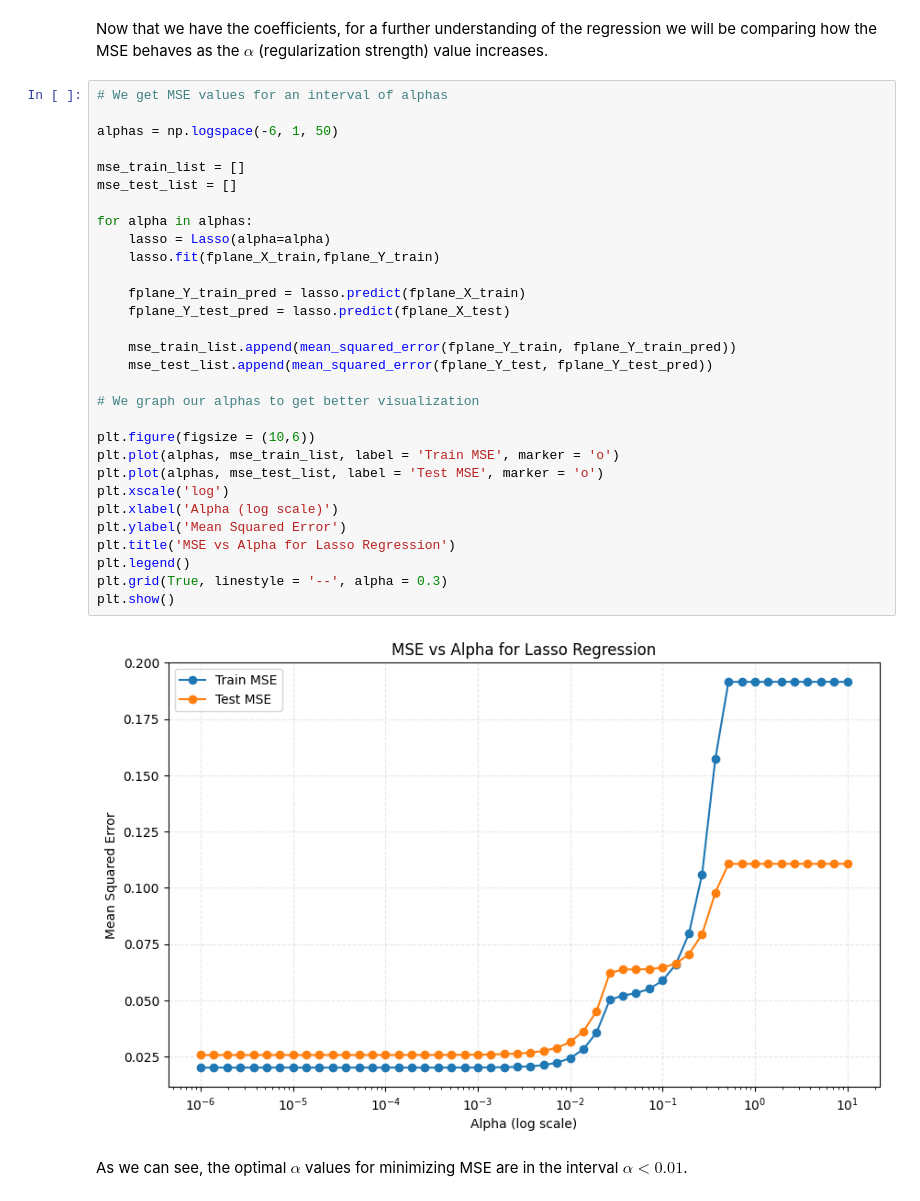
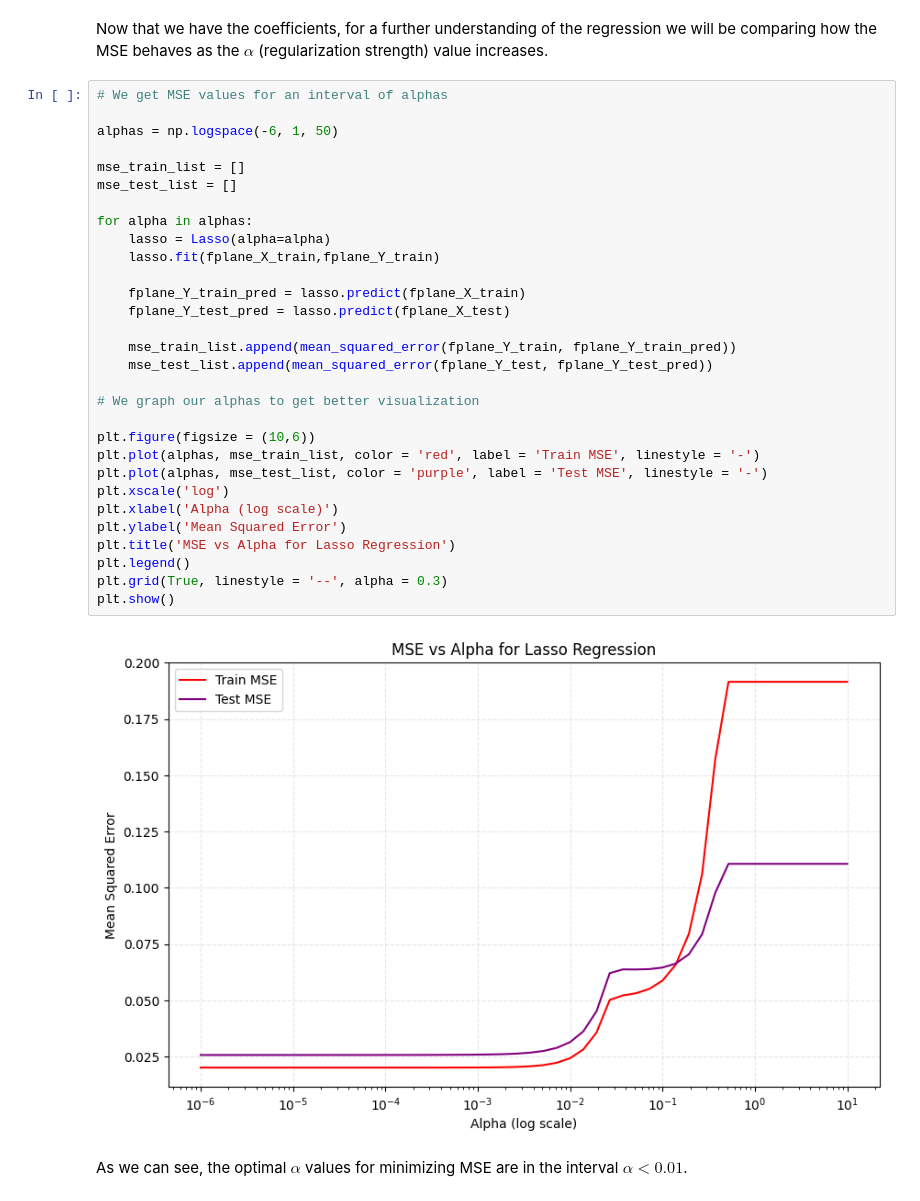
Before and after one commit to conichito/AS4501, a Jupyter notebook: Homework 1/Tarea-1.ipynb, the cells around one changed output. Cells and saved outputs as stored; diff of their text form.

```diff
--- a/Homework 1/Tarea-1.ipynb
+++ b/Homework 1/Tarea-1.ipynb
@@ -209,35 +215,35 @@ Now that we have the coefficients, for a further understanding of the regression
 # %%
 # We get MSE values for an interval of alphas
 
 alphas = np.logspace(-6, 1, 50)
 
 mse_train_list = []
 mse_test_list = []
 
 for alpha in alphas:
     lasso = Lasso(alpha=alpha)
     lasso.fit(fplane_X_train,fplane_Y_train)
 
     fplane_Y_train_pred = lasso.predict(fplane_X_train)
     fplane_Y_test_pred = lasso.predict(fplane_X_test)
 
     mse_train_list.append(mean_squared_error(fplane_Y_train, fplane_Y_train_pred))
     mse_test_list.append(mean_squared_error(fplane_Y_test, fplane_Y_test_pred))
 
 # We graph our alphas to get better visualization
 
 plt.figure(figsize = (10,6))
-plt.plot(alphas, mse_train_list, label = 'Train MSE', marker = 'o')
-plt.plot(alphas, mse_test_list, label = 'Test MSE', marker = 'o')
+plt.plot(alphas, mse_train_list, color = 'red', label = 'Train MSE', linestyle = '-')
+plt.plot(alphas, mse_test_list, color = 'purple', label = 'Test MSE', linestyle = '-')
 plt.xscale('log')
 plt.xlabel('Alpha (log scale)')
 plt.ylabel('Mean Squared Error')
 plt.title('MSE vs Alpha for Lasso Regression')
 plt.legend()
 plt.grid(True, linestyle = '--', alpha = 0.3)
 plt.show()
 # %% [output]
-[figure, old version]
+[figure, new version]
 # %% [markdown]
 As we can see, the optimal $\alpha$ values for minimizing MSE are in the interval $\alpha < 0.01$.
 # %% [markdown]
```
Also changed, not shown: parts of 5 cells of this notebook.
